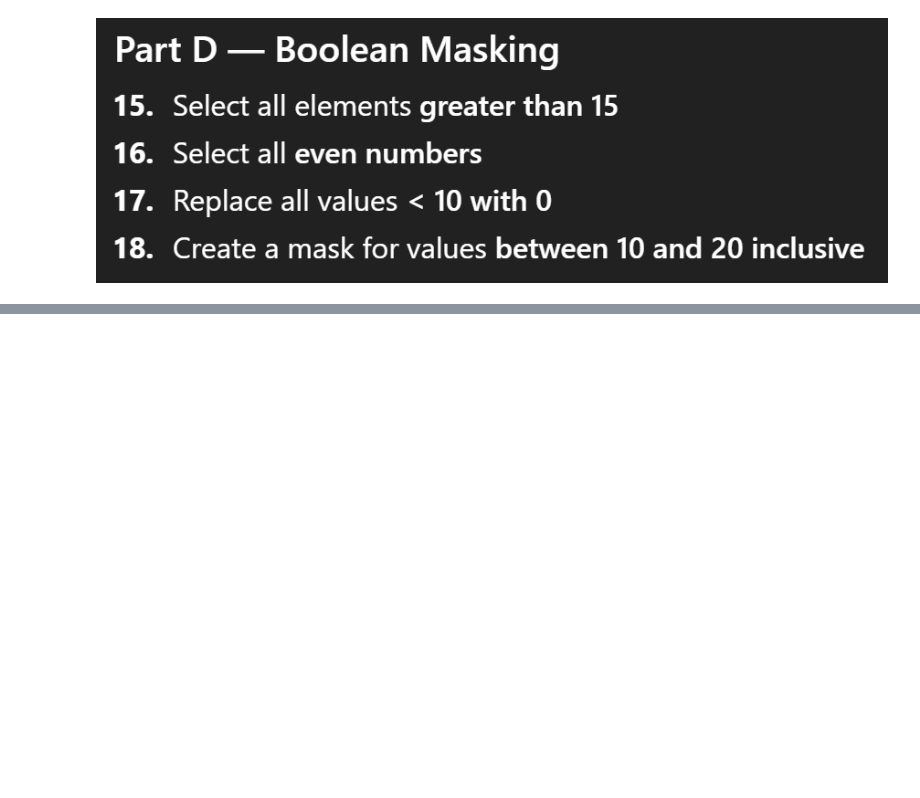
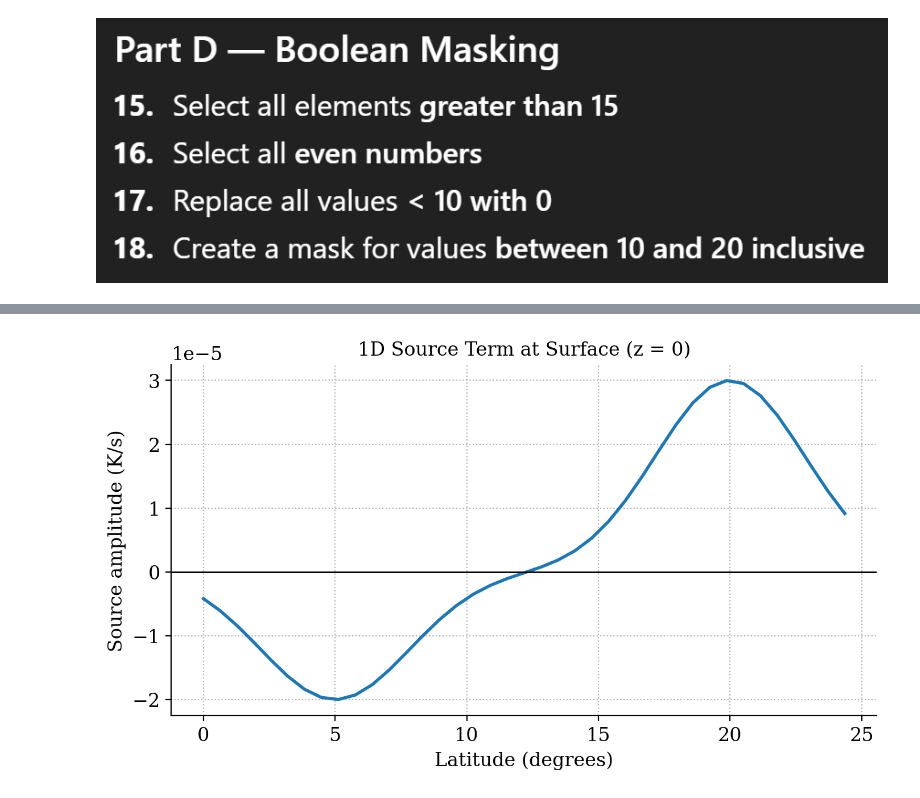
Before and after one commit to ChaPop870/63-530-Numerical-Modelling-and-Simulation-Scripts, a Jupyter notebook: src/2D-Array-Practice.ipynb, the cells around one changed output, grey strips where cells are left out. Saved outputs shown, nothing was run; the diff lists cells and outputs as text; code cells hidden in the pictures; blank space fills up the shorter version.

Commit message:
Inserted first source and reference functions.

```diff
--- a/src/2D-Array-Practice.ipynb
+++ b/src/2D-Array-Practice.ipynb
@@ -1392,0 +1671,44 @@ HTML(ani.to_jshtml())
+# %%
+def source(grid, t):
+    z = grid[0]
+    y = grid[1]
+
+    # Sahara heating
+    sahara = (
+        3e-5
+        * np.exp(-((y-20)/4)**2)
+        * np.exp(-z/2500)
+    )
+
+    # Gulf of Guinea cooling
+    gulf = (
+        -2e-5
+        * np.exp(-((y-5)/4)**2)
+        * np.exp(-z/2500)
+    )
+
+    return sahara + gulf
+
+
+# Build latitude and height arrays
+y = np.linspace(y_min, y_max, ny+1)[:-1]
+z = np.linspace(z_min, z_max, nz+1)[:-1]
+
+Y, Z = np.meshgrid(y, z)
+
+# Evaluate source at t = 0
+S = source((Z, Y), t=0.0)
+
+# Extract the surface slice (z = 0)
+S_surface = S[0, :]
+
+plt.figure(figsize=(8,4))
+plt.plot(y, S_surface, linewidth=2)
+plt.axhline(0, color='black', linewidth=1)
+plt.xlabel("Latitude (degrees)")
+plt.ylabel("Source amplitude (K/s)")
+plt.title("1D Source Term at Surface (z = 0)")
+plt.grid(True)
+plt.show()
+# %% [output]
+[figure, added]
```
Also changed, not shown: parts of 4 cells of this notebook, 1 other file.
